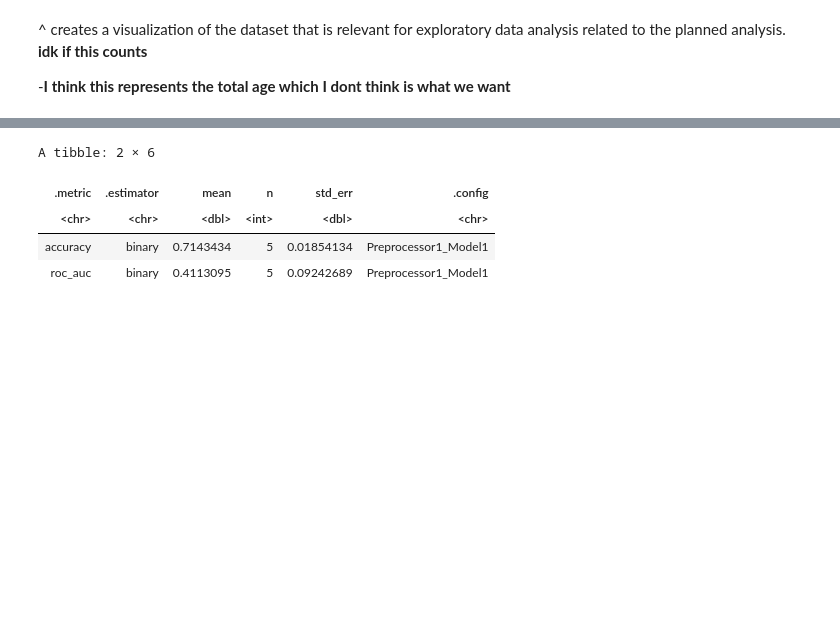
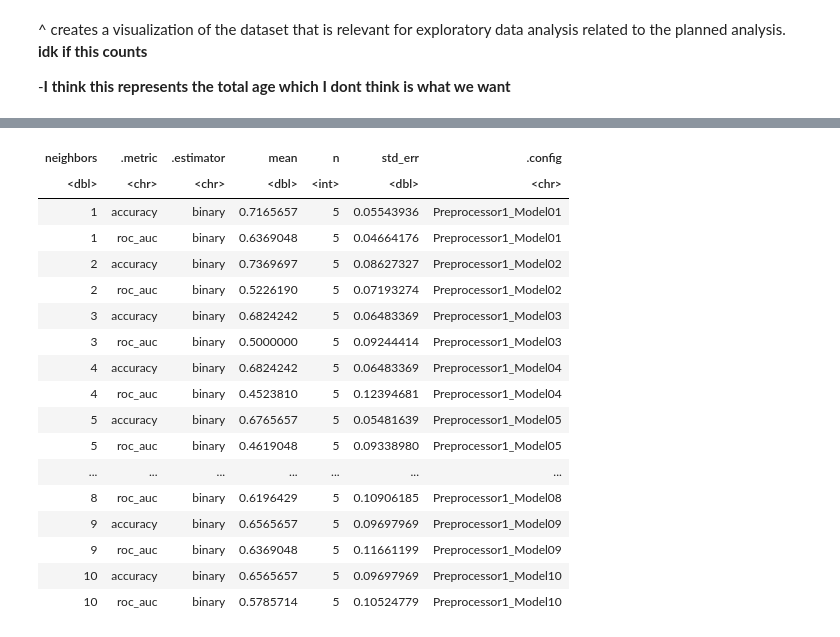
Before and after one commit to IFQXK/DSCI-100-project-group-19, a Jupyter notebook: Group Project.ipynb, the cells around one changed output, grey strips where cells are left out. Saved outputs shown, nothing was run; the diff lists cells and outputs as text; code cells hidden in the pictures; blank space fills up the shorter version.

```diff
--- a/Group Project.ipynb
+++ b/Group Project.ipynb
@@ -259,9 +286,15 @@ players_resample_fit <- workflow() |>
 # %%
 gridvals <- tibble(neighbors = seq(from = 1, to = 10, by = 1))
 
-players_results <- players_workflow |>
-  tune_grid(resamples = players_vfold, grid = gridvals) |>
-  collect_metrics()
+players_tune <- nearest_neighbor(weight_func = "rectangular", neighbors = tune()) |>
+            set_engine("kknn") |>
+            set_mode("classification")
+
+players_results <- workflow() |>
+      add_recipe(players_recipe) |>
+      add_model(players_tune) |>
+      tune_grid(resamples = players_vfold, grid = gridvals) |>
+      collect_metrics()
 
 players_results
 # %% [output]
@@ -270,5 +302,18 @@ Warning message:
-A tibble: 2 × 6
-| .metric | .estimator | mean | n | std_err | .config |
-| <chr> | <chr> | <dbl> | <int> | <dbl> | <chr> |
-| accuracy | binary | 0.7143434 | 5 | 0.01854134 | Preprocessor1_Model1 |
-| roc_auc | binary | 0.4113095 | 5 | 0.09242689 | Preprocessor1_Model1 |
+| neighbors | .metric | .estimator | mean | n | std_err | .config |
+| <dbl> | <chr> | <chr> | <dbl> | <int> | <dbl> | <chr> |
+| 1 | accuracy | binary | 0.7165657 | 5 | 0.05543936 | Preprocessor1_Model01 |
+| 1 | roc_auc | binary | 0.6369048 | 5 | 0.04664176 | Preprocessor1_Model01 |
+| 2 | accuracy | binary | 0.7369697 | 5 | 0.08627327 | Preprocessor1_Model02 |
+| 2 | roc_auc | binary | 0.5226190 | 5 | 0.07193274 | Preprocessor1_Model02 |
+| 3 | accuracy | binary | 0.6824242 | 5 | 0.06483369 | Preprocessor1_Model03 |
+| 3 | roc_auc | binary | 0.5000000 | 5 | 0.09244414 | Preprocessor1_Model03 |
+| 4 | accuracy | binary | 0.6824242 | 5 | 0.06483369 | Preprocessor1_Model04 |
+| 4 | roc_auc | binary | 0.4523810 | 5 | 0.12394681 | Preprocessor1_Model04 |
+| 5 | accuracy | binary | 0.6765657 | 5 | 0.05481639 | Preprocessor1_Model05 |
+| 5 | roc_auc | binary | 0.4619048 | 5 | 0.09338980 | Preprocessor1_Model05 |
+| ... | ... | ... | ... | ... | ... | ... |
+| 8 | roc_auc | binary | 0.6196429 | 5 | 0.10906185 | Preprocessor1_Model08 |
+| 9 | accuracy | binary | 0.6565657 | 5 | 0.09697969 | Preprocessor1_Model09 |
+| 9 | roc_auc | binary | 0.6369048 | 5 | 0.11661199 | Preprocessor1_Model09 |
+| 10 | accuracy | binary | 0.6565657 | 5 | 0.09697969 | Preprocessor1_Model10 |
+| 10 | roc_auc | binary | 0.5785714 | 5 | 0.10524779 | Preprocessor1_Model10 |
```
Also changed, not shown: parts of 12 cells of this notebook.
